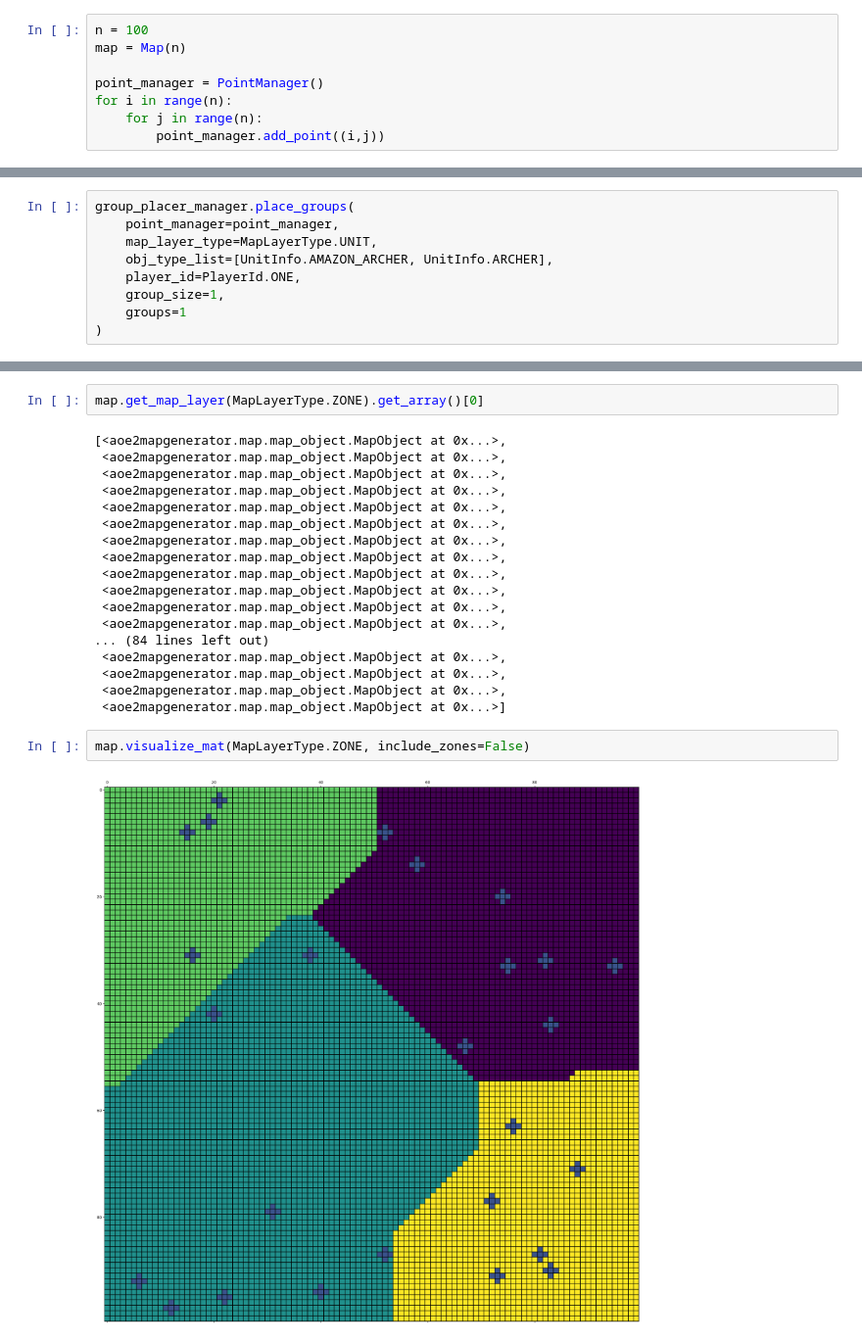
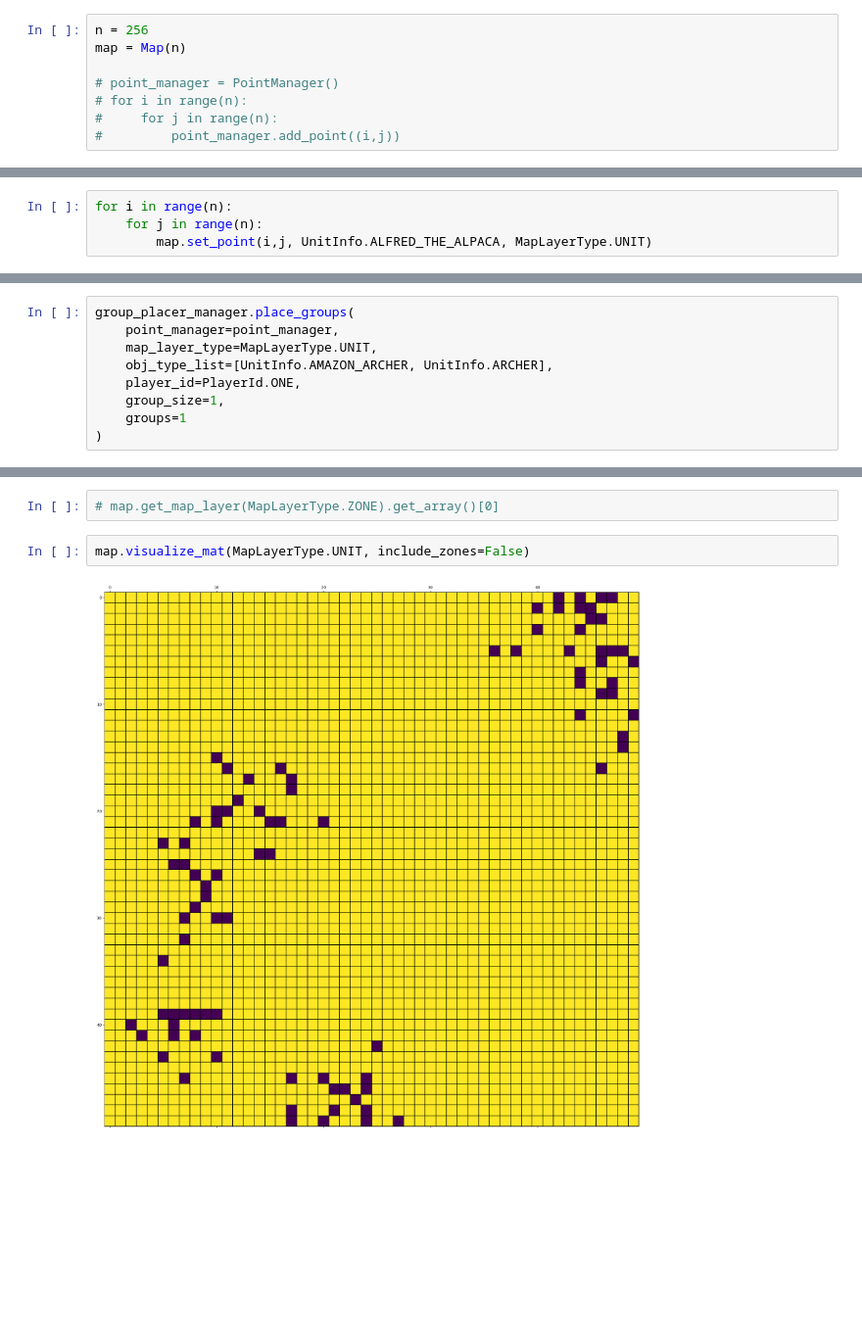
Before and after one commit to QuantumCreation/aoe2mapgenerator, a Jupyter notebook: aoe2mapgenerator/main_scenario_creator.ipynb, the cells around one changed output, grey strips where cells are left out. Shown at 98% size. Saved outputs shown, nothing was run; the diff lists cells and outputs as text; blank space fills up the shorter version.

```diff
--- a/aoe2mapgenerator/main_scenario_creator.ipynb
+++ b/aoe2mapgenerator/main_scenario_creator.ipynb
@@ -51,8 +69,8 @@ from aoe2mapgenerator.map.map import MapObject
 # %%
-n = 100
+n = 256
 map = Map(n)
 
-point_manager = PointManager()
-for i in range(n):
-    for j in range(n):
-        point_manager.add_point((i,j))
+# point_manager = PointManager()
+# for i in range(n):
+#     for j in range(n):
+#         point_manager.add_point((i,j))
@@ -58,0 +81,4 @@ for i in range(n):
+# %%
+for i in range(n):
+    for j in range(n):
+        map.set_point(i,j, UnitInfo.ALFRED_THE_ALPACA, MapLayerType.UNIT)
@@ -83,24 +134,6 @@ group_placer_manager.place_groups(
 # %%
-map.get_map_layer(MapLayerType.ZONE).get_array()[0]
+# map.get_map_layer(MapLayerType.ZONE).get_array()[0]
-# %% [output]
-[<aoe2mapgenerator.map.map_object.MapObject at 0x...>,
- <aoe2mapgenerator.map.map_object.MapObject at 0x...>,
- <aoe2mapgenerator.map.map_object.MapObject at 0x...>,
- <aoe2mapgenerator.map.map_object.MapObject at 0x...>,
- <aoe2mapgenerator.map.map_object.MapObject at 0x...>,
- <aoe2mapgenerator.map.map_object.MapObject at 0x...>,
- <aoe2mapgenerator.map.map_object.MapObject at 0x...>,
- <aoe2mapgenerator.map.map_object.MapObject at 0x...>,
- <aoe2mapgenerator.map.map_object.MapObject at 0x...>,
- <aoe2mapgenerator.map.map_object.MapObject at 0x...>,
- <aoe2mapgenerator.map.map_object.MapObject at 0x...>,
- <aoe2mapgenerator.map.map_object.MapObject at 0x...>,
-... (84 lines left out)
- <aoe2mapgenerator.map.map_object.MapObject at 0x...>,
- <aoe2mapgenerator.map.map_object.MapObject at 0x...>,
- <aoe2mapgenerator.map.map_object.MapObject at 0x...>,
- <aoe2mapgenerator.map.map_object.MapObject at 0x...>]
 # %%
-map.visualize_mat(MapLayerType.ZONE, include_zones=False)
+map.visualize_mat(MapLayerType.UNIT, include_zones=False)
 # %% [output]
-[figure, old version]
+[figure, new version]
```
Also changed, not shown: parts of 9 cells of this notebook, 20 other files.
